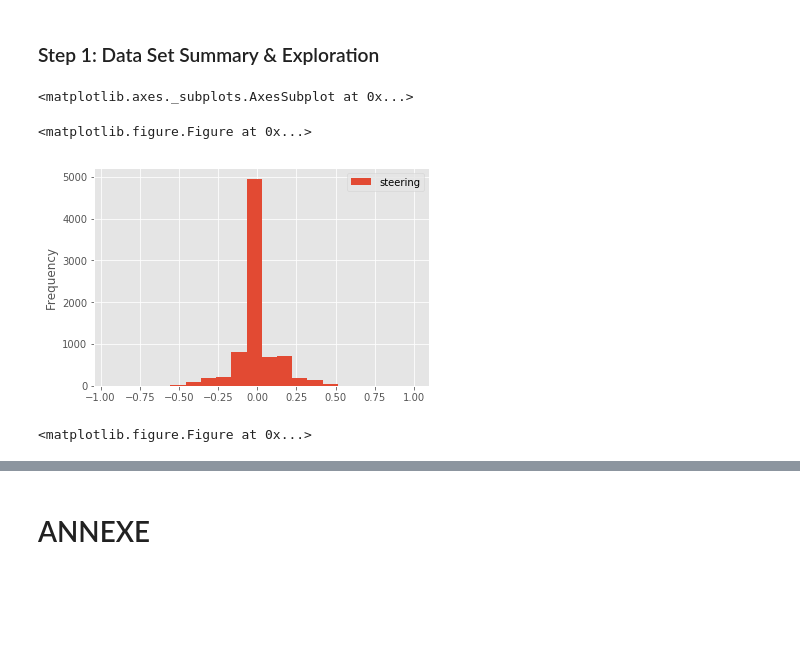
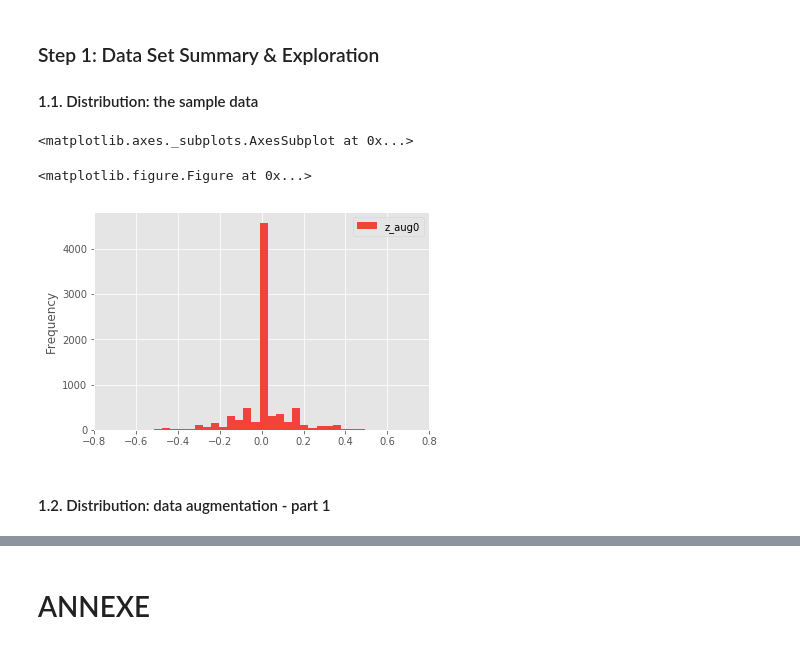
Before and after one commit to chatmoon/SDC_PRJ03_Cloning, a Jupyter notebook: _01_WIP/_Writeup_/_DATA EXPLORATION_.ipynb, the cells around one changed output, grey strips where cells are left out. Cells and saved outputs as stored; diff of their text form; code cells hidden in the pictures; blank space fills up the shorter version.

```diff
--- a/_01_WIP/_Writeup_/_DATA EXPLORATION_.ipynb
+++ b/_01_WIP/_Writeup_/_DATA EXPLORATION_.ipynb
@@ -1,5 +1,7 @@
 # %% [markdown]
 ### Step 1: Data Set Summary & Exploration
+
+#### 1.1. Distribution: the sample data
 # %%
 # Step 1: Data Set Summary & Exploration
 # In[1]: --------------------------------------------
@@ -36,12 +38,11 @@ brake       = driving_log.brake.tolist()
 speed       = driving_log.speed.tolist()
 # %%
 # In[4]: --------------------------------------------
-dic0 = {'steering': steering}
-dfr0 = pandas.DataFrame( dic0, columns=['steering'] ) # orient='index')
-#dfr10.transpose()
+dic0 = {'z_aug0': steering}
+dfr0 = pandas.DataFrame( dic0, columns=['z_aug0'] )
 plt.figure();
-dfr0.plot.hist(stacked=True, bins=20) # (alpha=0.5)
+dfr0.plot.hist(xlim=(-0.8, 0.8), color='#F0433A', stacked=True, bins=50)
 # %% [output]
 <matplotlib.axes._subplots.AxesSubplot at 0x...>
 <matplotlib.figure.Figure at 0x...>
-[figure, old version]
+[figure, new version]
@@ -61,4 +48,0 @@ df10.transpose()
-# %%
-plt.figure();
-# %% [output]
-<matplotlib.figure.Figure at 0x...>
@@ -66,0 +49,2 @@ df10.plot.hist(stacked=True, bins=20)
+# %% [markdown]
+#### 1.2. Distribution: data augmentation - part 1
```
Also changed, not shown: parts of 17 cells of this notebook, 6 other files.
